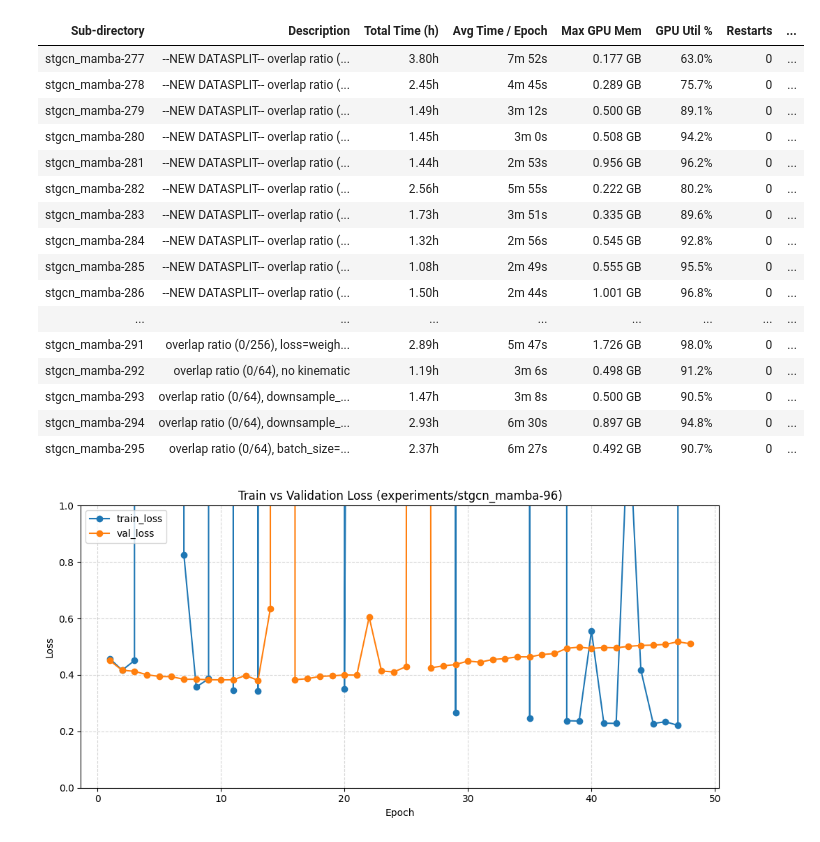
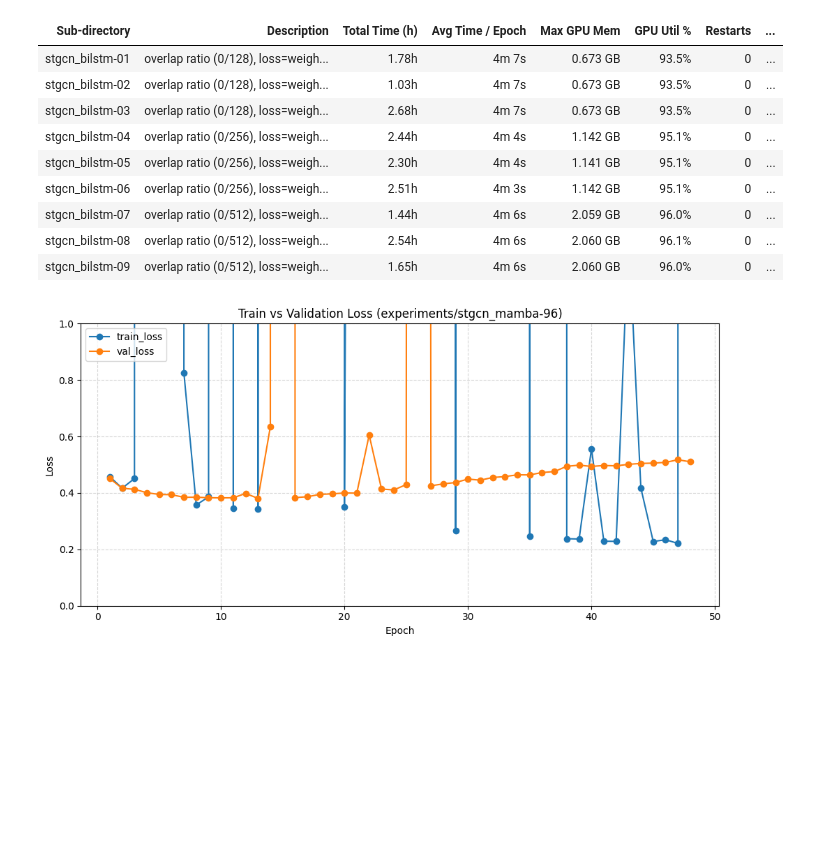
Before and after one commit to genkimats/Sign-Segmentation, a Jupyter notebook: tools.ipynb, the cells around one changed output. Drawn from its saved outputs; the diff is of its cells as text; code cells hidden in the pictures; blank space fills up the shorter version.

```diff
--- a/tools.ipynb
+++ b/tools.ipynb
@@ -1,27 +1,16 @@
 # %%
+target_model_name = "stgcn_transformer"  # Set to None to process all directories
+
+# --- NEW: MULTIPLE HYPERPARAMETERS DISPLAY OPTION ---
+target_hyperparameters = ["description"]
+
+experiments_dir = "experiments_phrase"
+
+#region
 import os
 import json
 import pandas as pd
 from IPython.display import display
-
-# Define the path to the experiments directory
-experiments_dir = "experiments"
-
-# --- FILTER OPTIONS ---
-# Put the exact model_name you want to filter by (e.g., "stgcn_mamba", "bimamba").
-# If you want to process ALL directories, leave this as None.
-target_model_name = "stgcn_mamba"  # Set to None to process all directories
-
-# --- NEW: MULTIPLE HYPERPARAMETERS DISPLAY OPTION ---
-target_hyperparameters = ["loss_function", "window_size", "description"]
-
-# --- NEW: STARTING PREFIX OPTION ---
-# Only show experiments whose numeric suffix (e.g. the "42" in "stgcn_mamba-42")
-# is >= this value, so you don't have to scroll through hundreds of experiments.
-# Set to None to show everything from the start.
-start_prefix = None  # e.g. 80
-
-#region
 
 # --- HIGHLIGHT SPECIFIC SUB-DIRECTORIES ---
 highlight_subdirectories = [
@@ -56,9 +45,6 @@ if os.path.exists(experiments_dir):
         if target_model_name is not None:
             if not entry.startswith(f"{target_model_name}-"):
                 continue
-
-        if start_prefix is not None and extract_suffix_number(entry) < start_prefix:
-            continue
 
         sub_dir = os.path.join(experiments_dir, entry)
         metrics_file = os.path.join(sub_dir, "training_metrics.csv")
@@ -198,9 +390,10 @@ else:
 # %%
-experiments_dir = "experiments"
+experiments_dir = "experiments_phrase"
 
-target_model_name = "stgcn_mamba"  # Set to None to process all directories
+target_model_name = "stgcn_bilstm"  # Set to None to process all directories
 
-start_prefix = 277  # e.g. 80
+# start_prefix = 277  # e.g. 80
+start_prefix = 1  # e.g. 80
 
 #region
 
@@ -259,6 +452,7 @@ if os.path.exists(experiments_dir):
         gpu_util = "N/A"
         total_restarts = "N/A"
         nan_loss_count = "N/A"
+        machine_hostname = "N/A"
 
         # 1. Grab hyperparameters (experiment name + description)
         if os.path.exists(hp_file):
@@ -292,6 +486,7 @@ if os.path.exists(experiments_dir):
 
                 total_restarts = hw_data.get("total_training_restarts", "N/A")
                 nan_loss_count = hw_data.get("total_nan_loss_count_latest_run", "N/A")
+                machine_hostname = hw_data.get("machine_hostname", "N/A")
             except json.JSONDecodeError:
                 print(f"Warning: Could not parse {hw_file}")
 
@@ -305,6 +500,7 @@ if os.path.exists(experiments_dir):
             "GPU Util %": gpu_util,
             "Restarts": total_restarts,
             "NaN Loss Count": nan_loss_count,
+            "Machine Hostname": machine_hostname
         })
 
 else:
@@ -331,49 +527,42 @@ if not hardware_df.empty:
             count = float(value)
         except (ValueError, TypeError):
             return "color: gray;"
         if count <= 0:
             return ""
         lightness = max(20, 70 - count * 8)
         return f"background-color: hsl(0, 60%, {lightness:.1f}%)"
 
     try:
         styled_hw_df = hardware_df.style.hide(axis="index")
     except AttributeError:
         styled_hw_df = hardware_df.style.hide_index()
 
     if highlight_subdirectories:
         highlight_set = set(highlight_subdirectories)
         def highlight_selected(row):
             return [
                 f"background-color: {highlighted_row_color}" if row["Sub-directory"] in highlight_set else ""
                 for _ in row
             ]
         styled_hw_df = styled_hw_df.apply(highlight_selected, axis=1)
 
     styled_hw_df = styled_hw_df.applymap(util_style, subset=['GPU Util %'])
     styled_hw_df = styled_hw_df.applymap(warning_style, subset=['Restarts', 'NaN Loss Count'])
     display(styled_hw_df)
 else:
     print("No results found. Either the directory is empty, or no folders matched your criteria.")
 #endregion
 # %% [output]
 | Sub-directory | Description | Total Time (h) | Avg Time / Epoch | Max GPU Mem | GPU Util % | Restarts | ... |
-| stgcn_mamba-277 | --NEW DATASPLIT-- overlap ratio (... | 3.80h | 7m 52s | 0.177 GB | 63.0% | 0 | ... |
-| stgcn_mamba-278 | --NEW DATASPLIT-- overlap ratio (... | 2.45h | 4m 45s | 0.289 GB | 75.7% | 0 | ... |
-| stgcn_mamba-279 | --NEW DATASPLIT-- overlap ratio (... | 1.49h | 3m 12s | 0.500 GB | 89.1% | 0 | ... |
-| stgcn_mamba-280 | --NEW DATASPLIT-- overlap ratio (... | 1.45h | 3m 0s | 0.508 GB | 94.2% | 0 | ... |
-| stgcn_mamba-281 | --NEW DATASPLIT-- overlap ratio (... | 1.44h | 2m 53s | 0.956 GB | 96.2% | 0 | ... |
-| stgcn_mamba-282 | --NEW DATASPLIT-- overlap ratio (... | 2.56h | 5m 55s | 0.222 GB | 80.2% | 0 | ... |
-| stgcn_mamba-283 | --NEW DATASPLIT-- overlap ratio (... | 1.73h | 3m 51s | 0.335 GB | 89.6% | 0 | ... |
-| stgcn_mamba-284 | --NEW DATASPLIT-- overlap ratio (... | 1.32h | 2m 56s | 0.545 GB | 92.8% | 0 | ... |
-| stgcn_mamba-285 | --NEW DATASPLIT-- overlap ratio (... | 1.08h | 2m 49s | 0.555 GB | 95.5% | 0 | ... |
-| stgcn_mamba-286 | --NEW DATASPLIT-- overlap ratio (... | 1.50h | 2m 44s | 1.001 GB | 96.8% | 0 | ... |
-| ... | ... | ... | ... | ... | ... | ... | ... |
-| stgcn_mamba-291 | overlap ratio (0/256), loss=weigh... | 2.89h | 5m 47s | 1.726 GB | 98.0% | 0 | ... |
-| stgcn_mamba-292 | overlap ratio (0/64), no kinematic | 1.19h | 3m 6s | 0.498 GB | 91.2% | 0 | ... |
-| stgcn_mamba-293 | overlap ratio (0/64), downsample_... | 1.47h | 3m 8s | 0.500 GB | 90.5% | 0 | ... |
-| stgcn_mamba-294 | overlap ratio (0/64), downsample_... | 2.93h | 6m 30s | 0.897 GB | 94.8% | 0 | ... |
-| stgcn_mamba-295 | overlap ratio (0/64), batch_size=... | 2.37h | 6m 27s | 0.492 GB | 90.7% | 0 | ... |
+| stgcn_bilstm-01 | overlap ratio (0/128), loss=weigh... | 1.78h | 4m 7s | 0.673 GB | 93.5% | 0 | ... |
+| stgcn_bilstm-02 | overlap ratio (0/128), loss=weigh... | 1.03h | 4m 7s | 0.673 GB | 93.5% | 0 | ... |
+| stgcn_bilstm-03 | overlap ratio (0/128), loss=weigh... | 2.68h | 4m 7s | 0.673 GB | 93.5% | 0 | ... |
+| stgcn_bilstm-04 | overlap ratio (0/256), loss=weigh... | 2.44h | 4m 4s | 1.142 GB | 95.1% | 0 | ... |
+| stgcn_bilstm-05 | overlap ratio (0/256), loss=weigh... | 2.30h | 4m 4s | 1.141 GB | 95.1% | 0 | ... |
+| stgcn_bilstm-06 | overlap ratio (0/256), loss=weigh... | 2.51h | 4m 3s | 1.142 GB | 95.1% | 0 | ... |
+| stgcn_bilstm-07 | overlap ratio (0/512), loss=weigh... | 1.44h | 4m 6s | 2.059 GB | 96.0% | 0 | ... |
+| stgcn_bilstm-08 | overlap ratio (0/512), loss=weigh... | 2.54h | 4m 6s | 2.060 GB | 96.1% | 0 | ... |
+| stgcn_bilstm-09 | overlap ratio (0/512), loss=weigh... | 1.65h | 4m 6s | 2.060 GB | 96.0% | 0 | ... |
 # %%
 # Select the specific experiment sub-directory to plot
 selected_subdir = os.path.join("experiments", "stgcn_mamba-96")
```
Also changed, not shown: parts of 2 cells of this notebook, 2 other files.
